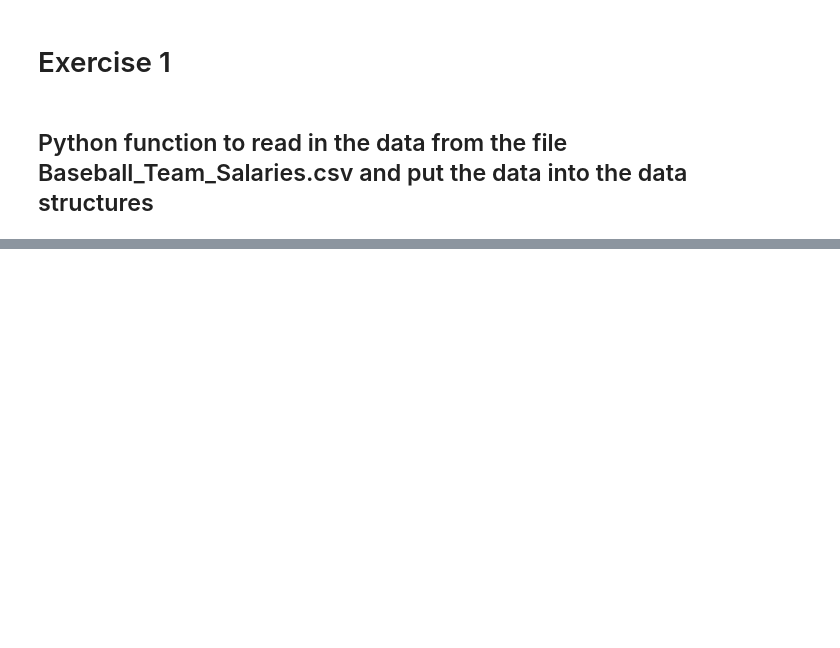
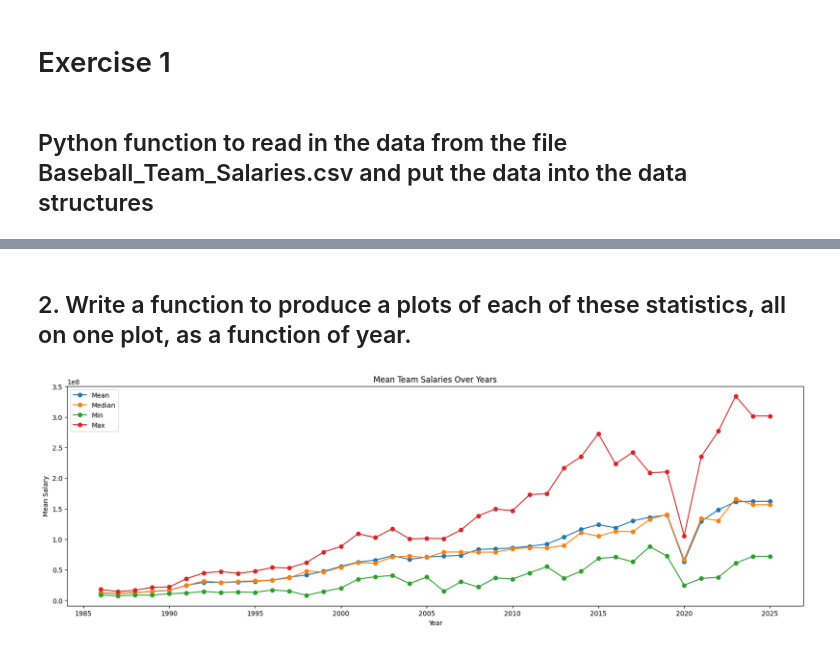
Before and after one commit to Quilhar/DataAnalytics, a Jupyter notebook: Stats/money_and_sports.ipynb, the cells around one changed output, grey strips where cells are left out. Drawn from its saved outputs; the diff is of its cells as text; code cells hidden in the pictures; blank space fills up the shorter version.

```diff
--- a/Stats/money_and_sports.ipynb
+++ b/Stats/money_and_sports.ipynb
@@ -58,0 +111,41 @@ KeyError: np.int64(1986)
+# %%
+# Salary Statistics Over Years
+salary_means = []
+salary_medians = []
+salary_stds = []
+salary_mins = []
+salary_maxs = []
+
+for i in range(len(yearly_data_structure)):
+
+    year = list(yearly_data_structure.keys())[i]
+    salaries = yearly_data_structure[year]['salary']
+
+    mean_salary = dal.main_stats(salaries)['mean']
+    median_salary = dal.main_stats(salaries)['median']
+    std_salary = dal.main_stats(salaries)['std_dev']
+    min_salary = dal.main_stats(salaries)['min']
+    max_salary = dal.main_stats(salaries)['max']
+
+    salary_means.append(mean_salary)
+    salary_medians.append(median_salary)
+    salary_stds.append(std_salary)
+    salary_mins.append(min_salary)
+    salary_maxs.append(max_salary)
+# %% [markdown]
+## 2. Write a function to produce a plots of each of these statistics, all on one plot, as a function of year.
+# %%
+plt.figure(figsize=(20, 6))
+
+plt.plot(list(yearly_data_structure.keys()), salary_means, marker='o', label='Mean')
+plt.plot(list(yearly_data_structure.keys()), salary_medians, marker='o', label='Median')
+plt.plot(list(yearly_data_structure.keys()), salary_mins, marker='o', label='Min')
+plt.plot(list(yearly_data_structure.keys()), salary_maxs, marker='o', label='Max')
+
+plt.legend()
+plt.title('Mean Team Salaries Over Years')
+plt.xlabel('Year')
+plt.ylabel('Mean Salary')
+plt.show()
+# %% [output]
+[figure, added]
```
Also changed, not shown: parts of 13 cells of this notebook, 1 other file.
